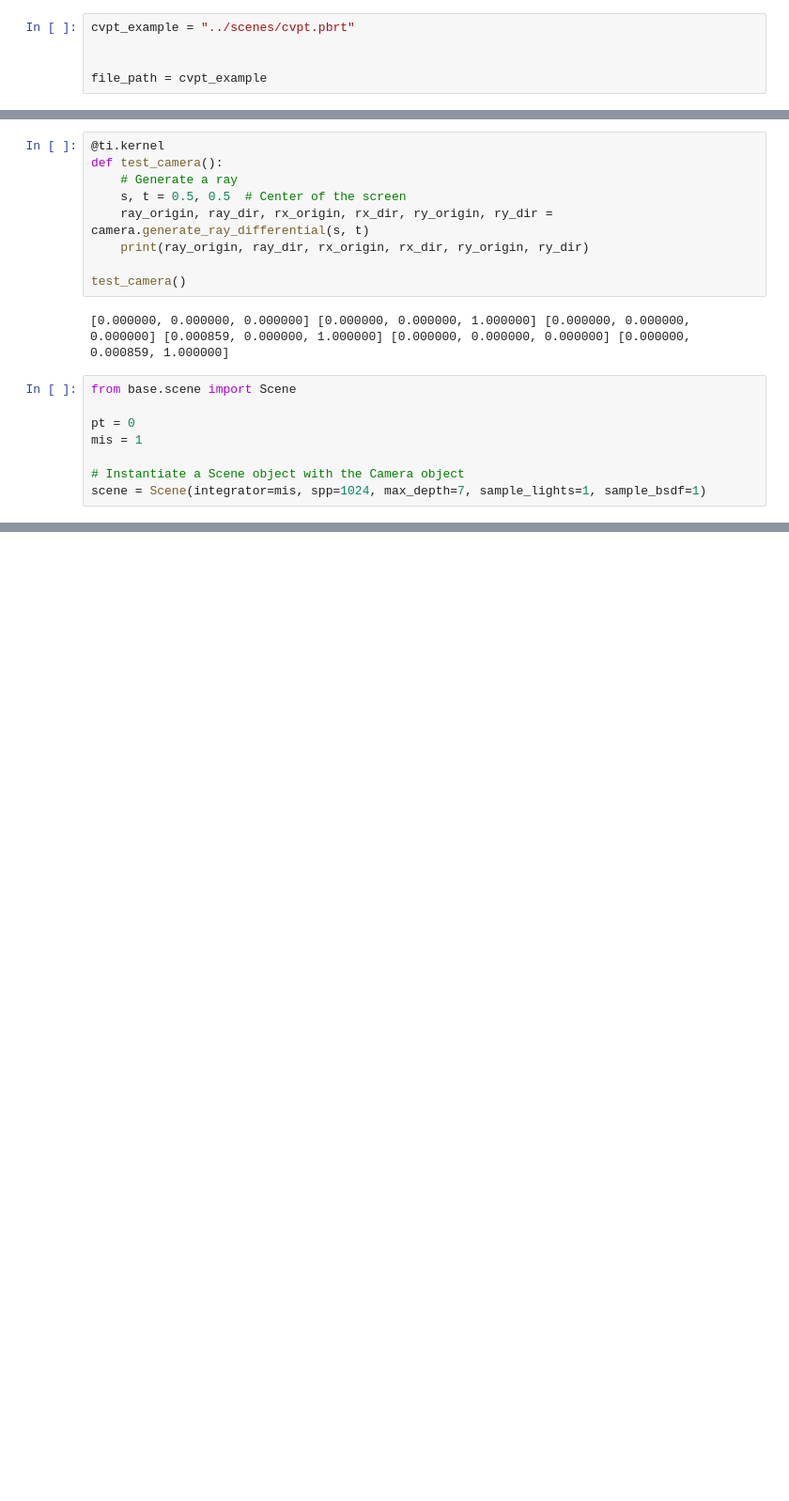
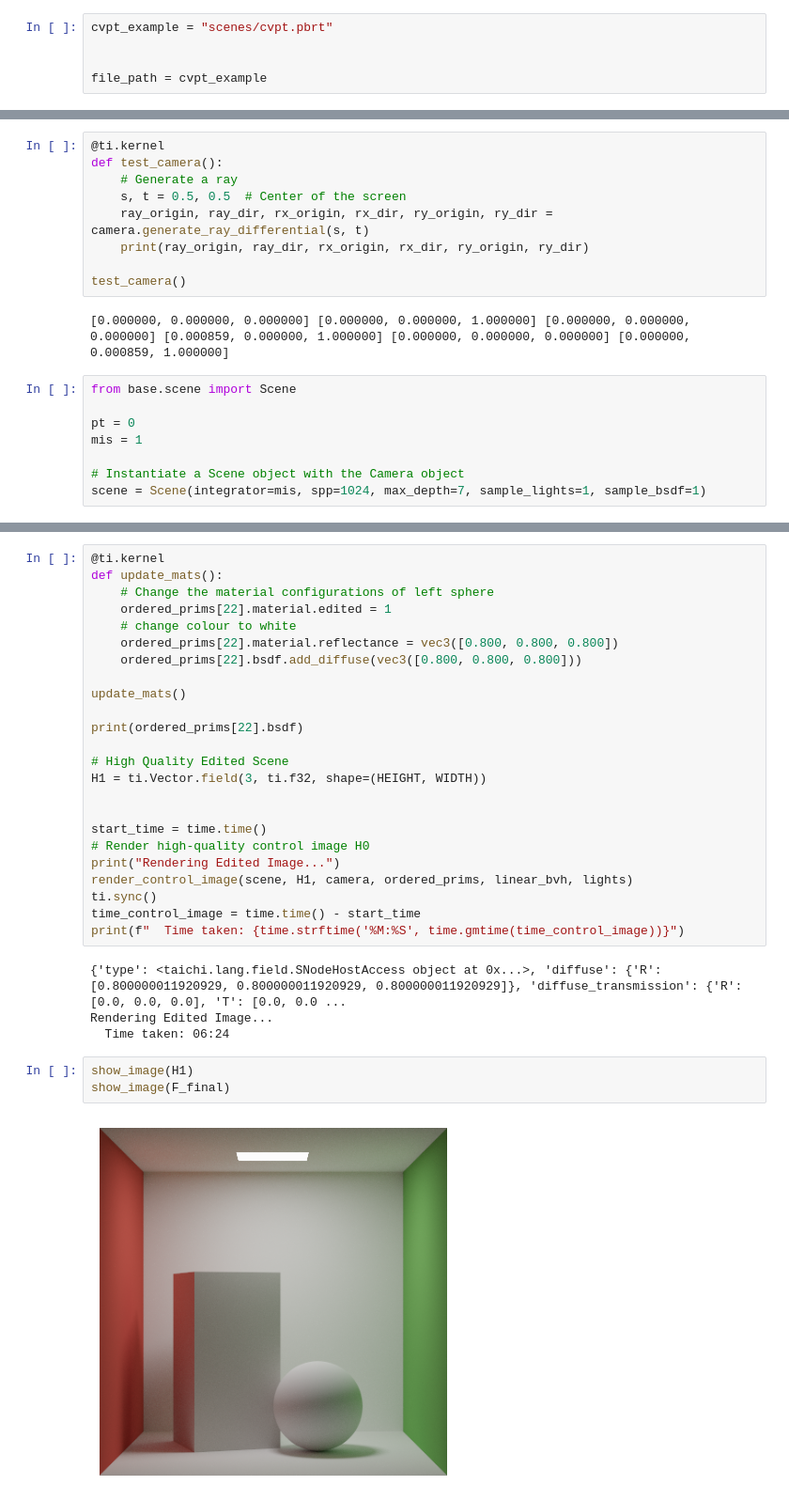
Before and after one commit to dipanjan92/light-transport-simulator, a Jupyter notebook: examples/CVPT.ipynb, the cells around one changed output, grey strips where cells are left out. Shown at 94% size. Saved outputs shown, nothing was run; the diff lists cells and outputs as text; blank space fills up the shorter version.

```diff
--- a/examples/CVPT.ipynb
+++ b/examples/CVPT.ipynb
@@ -17,7 +23,7 @@ import matplotlib.pyplot as plt
 import numpy as np
 from taichi.math import vec3, cross, normalize, dot
 # %%
-cvpt_example = "../scenes/cvpt.pbrt"
+cvpt_example = "scenes/cvpt.pbrt"
 
 
 file_path = cvpt_example
@@ -868,0 +976,33 @@ plt.show()
+# %%
+@ti.kernel
+def update_mats():
+    # Change the material configurations of left sphere
+    ordered_prims[22].material.edited = 1
+    # change colour to white
+    ordered_prims[22].material.reflectance = vec3([0.800, 0.800, 0.800])
+    ordered_prims[22].bsdf.add_diffuse(vec3([0.800, 0.800, 0.800]))
+
+update_mats()
+
+print(ordered_prims[22].bsdf)
+
+# High Quality Edited Scene
+H1 = ti.Vector.field(3, ti.f32, shape=(HEIGHT, WIDTH))
+
+
+start_time = time.time()
+# Render high-quality control image H0
+print("Rendering Edited Image...")
+render_control_image(scene, H1, camera, ordered_prims, linear_bvh, lights)
+ti.sync()
+time_control_image = time.time() - start_time
+print(f"  Time taken: {time.strftime('%M:%S', time.gmtime(time_control_image))}")
+# %% [output]
+{'type': <taichi.lang.field.SNodeHostAccess object at 0x...>, 'diffuse': {'R': [0.800000011920929, 0.800000011920929, 0.800000011920929]}, 'diffuse_transmission': {'R': [0.0, 0.0, 0.0], 'T': [0.0, 0.0 ...
+Rendering Edited Image...
+  Time taken: 06:24
+# %%
+show_image(H1)
+show_image(F_final)
+# %% [output]
+[figure, added]
```
Also changed, not shown: parts of 35 cells of this notebook, 15 other files.
